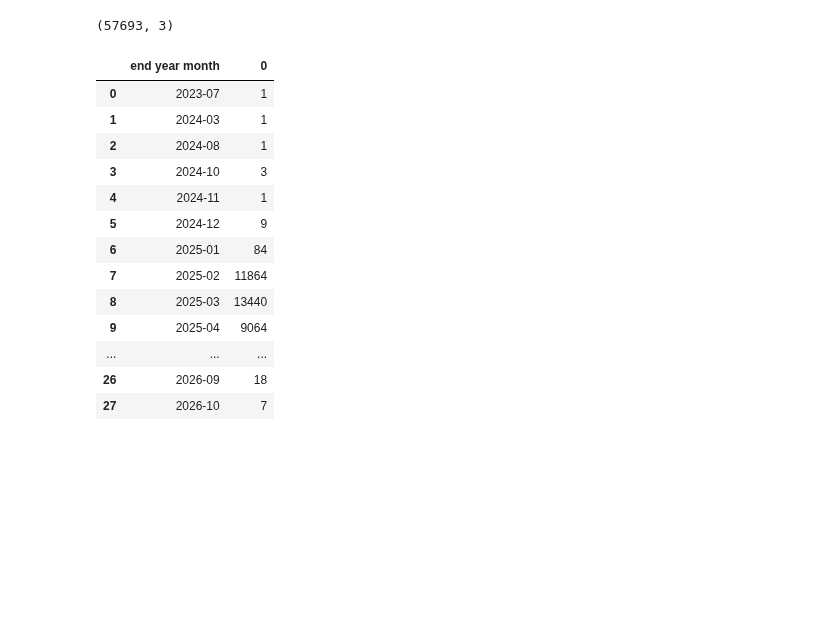
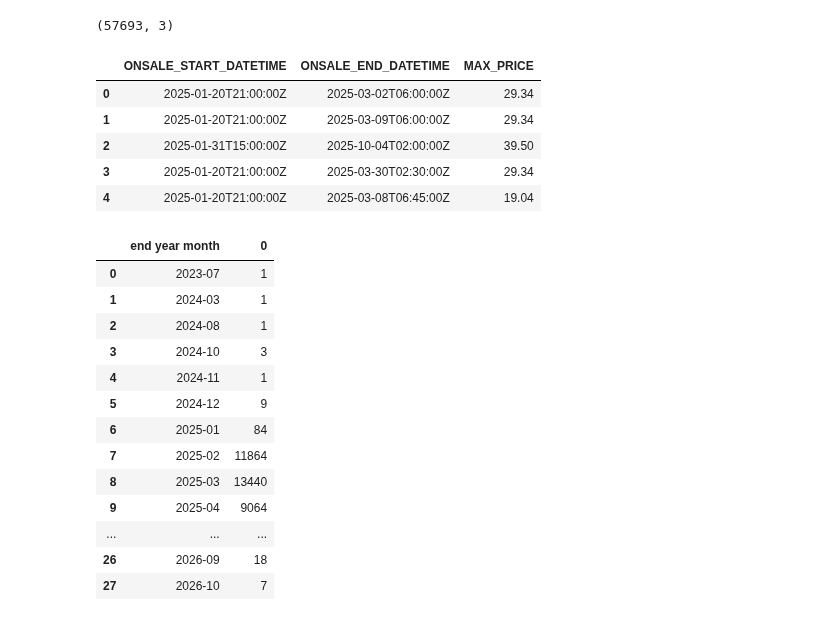
Before and after one commit to dq93/TicketMasterAPI, a Jupyter notebook: notebooks/Daniel_eda.ipynb, the cells around one changed output. Cells and saved outputs as stored; diff of their text form; code cells hidden in the pictures; blank space fills up the shorter version.

```diff
--- a/notebooks/Daniel_eda.ipynb
+++ b/notebooks/Daniel_eda.ipynb
@@ -115,6 +115,15 @@ datetime_df = df.dropna().reset_index(drop=True)
 datetime_df.shape
 # %% [output]
 (57693, 3)
+# %%
+datetime_df.head()
+# %% [output]
+|  | ONSALE_START_DATETIME | ONSALE_END_DATETIME | MAX_PRICE |
+| 0 | 2025-01-20T21:00:00Z | 2025-03-02T06:00:00Z | 29.34 |
+| 1 | 2025-01-20T21:00:00Z | 2025-03-09T06:00:00Z | 29.34 |
+| 2 | 2025-01-31T15:00:00Z | 2025-10-04T02:00:00Z | 39.50 |
+| 3 | 2025-01-20T21:00:00Z | 2025-03-30T02:30:00Z | 29.34 |
+| 4 | 2025-01-20T21:00:00Z | 2025-03-08T06:45:00Z | 19.04 |
 # %%
 # convert columns to datetime objects and keep only the date and hours
 datetime_df['ONSALE_START_DATETIME'] = pd.to_datetime(datetime_df['ONSALE_START_DATETIME']).dt.floor('h')
```
Also changed, not shown: parts of 7 cells of this notebook.
